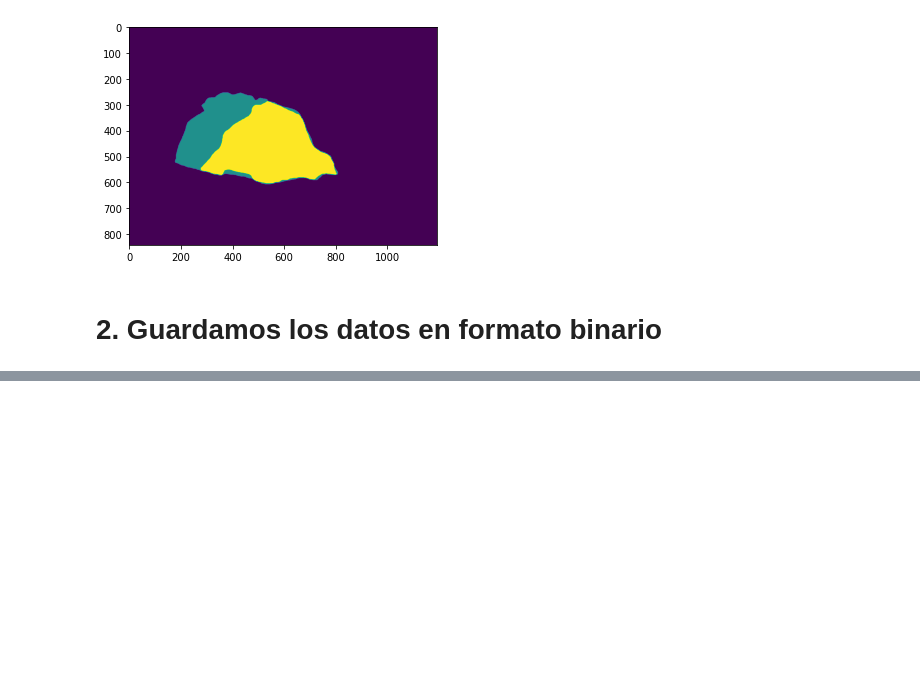
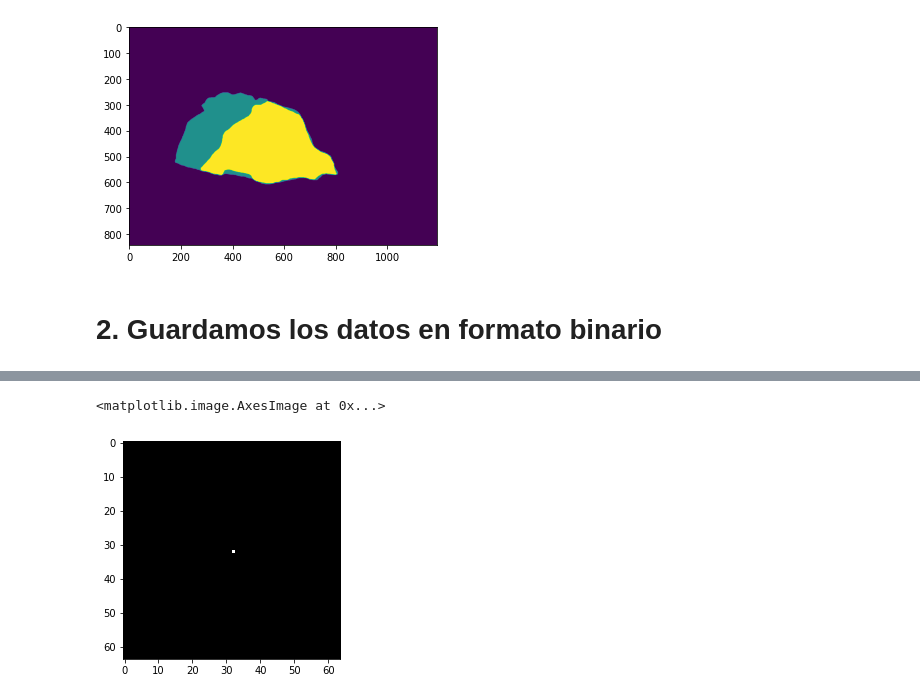
Before and after one commit to joanboterspitarch/data_forest_fires, a Jupyter notebook: create_grids.ipynb, the cells around one changed output, grey strips where cells are left out. Drawn from its saved outputs; the diff is of its cells as text; code cells hidden in the pictures; blank space fills up the shorter version.

```diff
--- a/create_grids.ipynb
+++ b/create_grids.ipynb
@@ -60,0 +81,25 @@ plt.imshow(masks['Beneixama'][:, :, -2])
+# %%
+masks_cropped = {}
+def pad_mask(mask, size):
+    rows, cols = np.nonzero(mask)
+    min_row, max_row = np.min(rows), np.max(rows)
+    min_col, max_col = np.min(cols), np.max(cols)
+    size_1, size_2 = max_row - min_row + 1, max_col - min_col + 1
+    row_padding = (size - size_1) // 2
+    col_padding = (size - size_2) // 2
+    padded_mask = np.zeros((size, size))
+    padded_mask[row_padding:row_padding + size_1, col_padding:col_padding + size_2] = mask[min_row:max_row + 1, min_col:max_col + 1]
+    return padded_mask
+
+for name in masks.keys():
+    z = masks[name].shape[-1]
+    aux = np.zeros(shape=(size, size, z))
+    for i in range(masks[name].shape[-1]):
+        binary_mask = masks[name][:, :, i]
+        padded_mask = pad_mask(binary_mask, size)
+        aux[:,:, i] = padded_mask.copy()
+    masks_cropped[name] = aux.copy()
+    #binary_mask = masks[name][:, :, -1]
+    #padded_mask = pad_mask(binary_mask, size)
+    #plt.imshow(padded_mask, cmap='gray')
+    #aux[name] = padded_mask.copy()
@@ -60,0 +108,15 @@ plt.imshow(masks['Beneixama'][:, :, -2])
+# %%
+masks_crop_resize = {}
+resize = 64
+for name in masks_cropped.keys():
+    z = masks_cropped[name].shape[-1]
+    aux = np.zeros(shape=(resize, resize, z))
+    for i in range(masks_cropped[name].shape[-1]):
+        binary_mask = masks_cropped[name][:, :, i]
+        aux[:,:, i] = cv2.resize(binary_mask, (resize, resize), interpolation=cv2.INTER_NEAREST)
+    masks_crop_resize[name] = aux.copy()
+# %%
+plt.imshow(masks_crop_resize['Carcaixent'][:, :, 0], cmap='gray')
+# %% [output]
+<matplotlib.image.AxesImage at 0x...>
+[figure, added]
```
Also changed, not shown: parts of 10 cells of this notebook.
